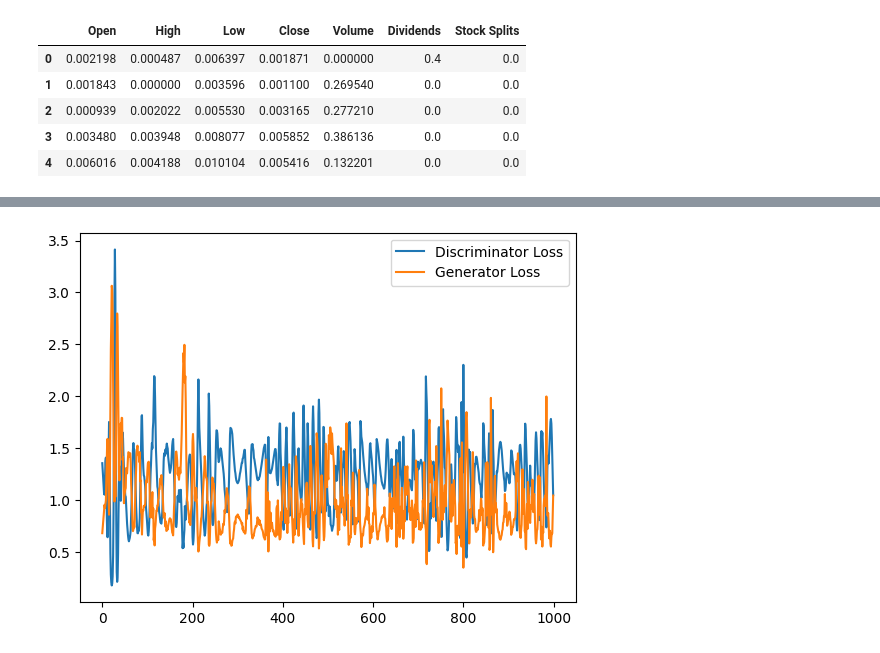
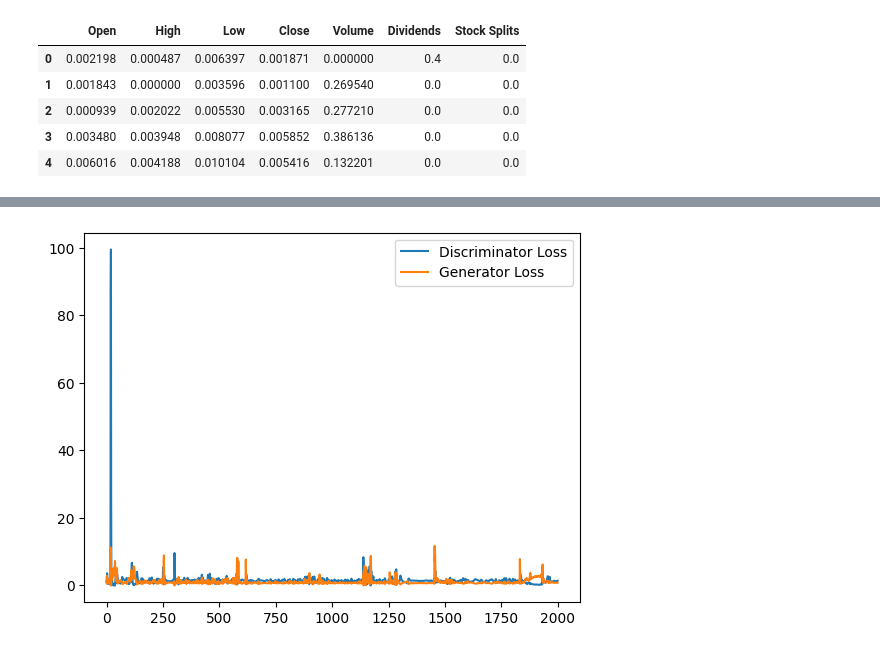
Before and after one commit to algebra2boy/GAN-StockPrediction, a Jupyter notebook: 3. GAN_stock_prediction.ipynb, the cells around one changed output, grey strips where cells are left out. Drawn from its saved outputs; the diff is of its cells as text; code cells hidden in the pictures.

```diff
--- a/3. GAN_stock_prediction.ipynb
+++ b/3. GAN_stock_prediction.ipynb
@@ -26,5 +26,5 @@ def create_sequence(data, seq_len):
         sequences.append(data[i : i + seq_len])
     return np.array(sequences)
 
-sequence_length = 3
+sequence_length = 30
 sequences = create_sequence(normalized_data, sequence_length)
@@ -54,7 +54,6 @@ test sequences: 78
 # %%
 # Key parameters
-#seq_length = 60  # Sequence length
-seq_length = 3
+seq_length = 30
 feature_dim = 7  # Number of features
 hidden_dim = 128  # Hidden units in LSTM and RNN
 batch_size = 32
@@ -144,7 +143,7 @@ def train_GAN(generator, discriminator, data, epochs=1000, batch_size=32):
         losses_G.append(epoch_loss_G / (len(data) // batch_size))
         print(f"Epoch [{epoch+1}/{epochs}], Loss D: {losses_D[-1]:.4f}, Loss G: {losses_G[-1]:.4f}")
 
-train_GAN(generator, discriminator, train_sequences, epochs=1000, batch_size=32)
+train_GAN(generator, discriminator, train_sequences, epochs=2000, batch_size=32)
 # Visualize losses
 plt.plot(losses_D, label="Discriminator Loss")
 plt.plot(losses_G, label="Generator Loss")
@@ -171 +170 @@ Epoch [1000/1000], Loss D: 1.0487, Loss G: 1.0444
-[figure, old version]
+[figure, new version]
```
Also changed, not shown: parts of 3 cells of this notebook.
